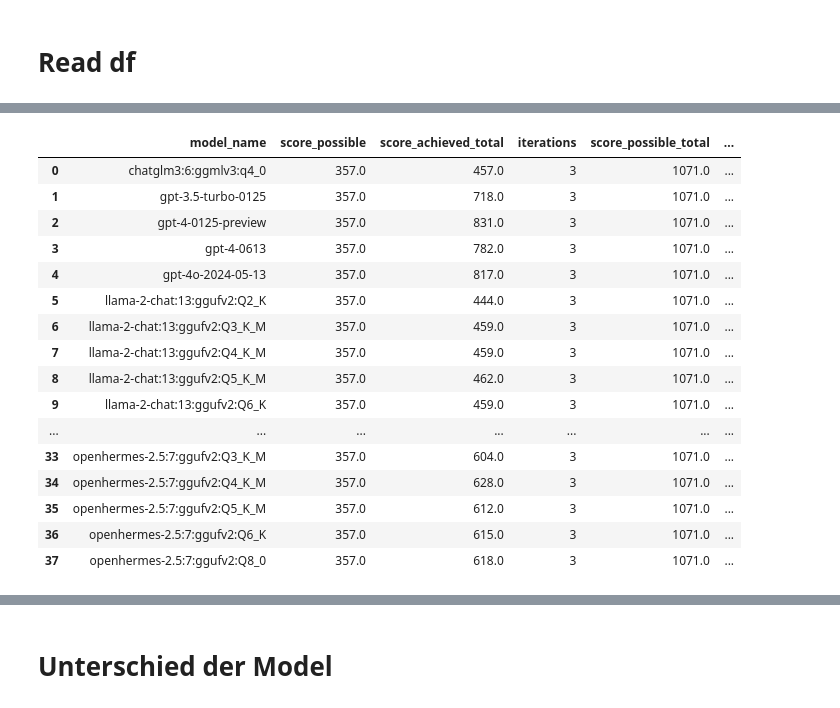
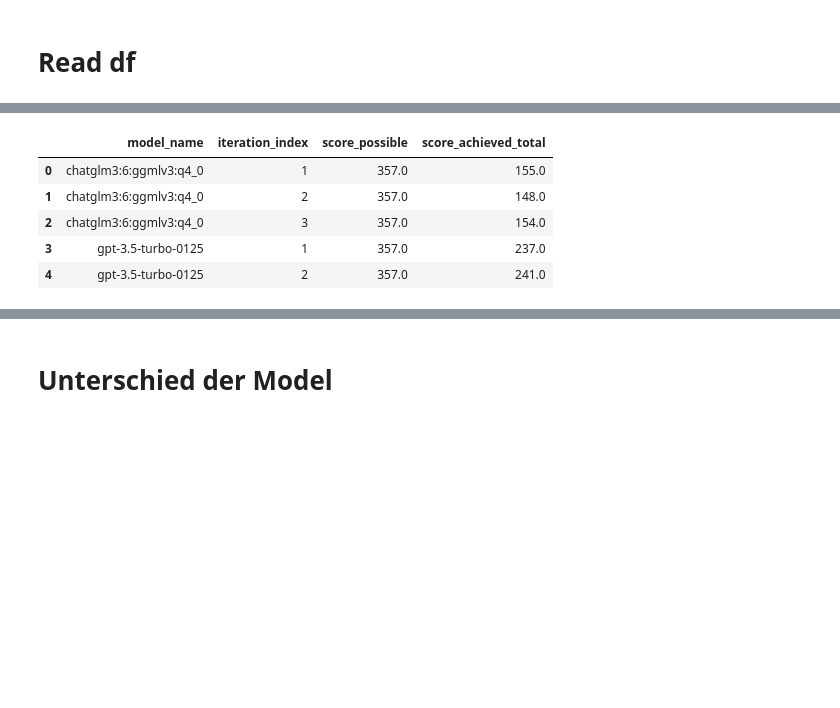
Before and after one commit to biocypher/biochatter, a Jupyter notebook: benchmark/Data_Analysis.ipynb, the cells around one changed output, grey strips where cells are left out. Saved outputs shown, nothing was run; the diff lists cells and outputs as text; code cells hidden in the pictures; blank space fills up the shorter version.

```diff
--- a/benchmark/Data_Analysis.ipynb
+++ b/benchmark/Data_Analysis.ipynb
@@ -11,11 +13,11 @@ medical_failure = pd.read_csv("results/medical_exam_failure_modes.csv")
 
 
 # Data Cleaning/ Removing models do to deprecation
-dpr = ["gpt-3.5-turbo-0613", "gpt-3.5-turbo-0613"]
+dpr = ["gpt-3.5-turbo-0613"]
 for model in dpr:
     medical = medical.drop(medical.query("model_name == @model").index)
     medical_failure = medical_failure.drop(medical_failure.query("model_name == @model").index)
 
 
-display(medical.query("subtask == 'dichotomous:biochemistry:de'"))
-display(medical_failure.query("subtask == 'dichotomous:biochemistry:de'"))
+#display(medical.query("subtask == 'dichotomous:biochemistry:de'"))
+#display(medical_failure.query("subtask == 'dichotomous:biochemistry:de'"))
@@ -95,23 +66,12 @@ def score_helper(df):
     return  raw_results, aggregated_scores, aggregated_results_iteration
 # %%
 agg =score_helper(medical)
-agg[1]
+agg[2].head()
 # %% [output]
-|  | model_name | score_possible | score_achieved_total | iterations | score_possible_total | ... |
-| 0 | chatglm3:6:ggmlv3:q4_0 | 357.0 | 457.0 | 3 | 1071.0 | ... |
-| 1 | gpt-3.5-turbo-0125 | 357.0 | 718.0 | 3 | 1071.0 | ... |
-| 2 | gpt-4-0125-preview | 357.0 | 831.0 | 3 | 1071.0 | ... |
-| 3 | gpt-4-0613 | 357.0 | 782.0 | 3 | 1071.0 | ... |
-| 4 | gpt-4o-2024-05-13 | 357.0 | 817.0 | 3 | 1071.0 | ... |
-| 5 | llama-2-chat:13:ggufv2:Q2_K | 357.0 | 444.0 | 3 | 1071.0 | ... |
-| 6 | llama-2-chat:13:ggufv2:Q3_K_M | 357.0 | 459.0 | 3 | 1071.0 | ... |
-| 7 | llama-2-chat:13:ggufv2:Q4_K_M | 357.0 | 459.0 | 3 | 1071.0 | ... |
-| 8 | llama-2-chat:13:ggufv2:Q5_K_M | 357.0 | 462.0 | 3 | 1071.0 | ... |
-| 9 | llama-2-chat:13:ggufv2:Q6_K | 357.0 | 459.0 | 3 | 1071.0 | ... |
-| ... | ... | ... | ... | ... | ... | ... |
-| 33 | openhermes-2.5:7:ggufv2:Q3_K_M | 357.0 | 604.0 | 3 | 1071.0 | ... |
-| 34 | openhermes-2.5:7:ggufv2:Q4_K_M | 357.0 | 628.0 | 3 | 1071.0 | ... |
-| 35 | openhermes-2.5:7:ggufv2:Q5_K_M | 357.0 | 612.0 | 3 | 1071.0 | ... |
-| 36 | openhermes-2.5:7:ggufv2:Q6_K | 357.0 | 615.0 | 3 | 1071.0 | ... |
-| 37 | openhermes-2.5:7:ggufv2:Q8_0 | 357.0 | 618.0 | 3 | 1071.0 | ... |
+|  | model_name | iteration_index | score_possible | score_achieved_total |
+| 0 | chatglm3:6:ggmlv3:q4_0 | 1 | 357.0 | 155.0 |
+| 1 | chatglm3:6:ggmlv3:q4_0 | 2 | 357.0 | 148.0 |
+| 2 | chatglm3:6:ggmlv3:q4_0 | 3 | 357.0 | 154.0 |
+| 3 | gpt-3.5-turbo-0125 | 1 | 357.0 | 237.0 |
+| 4 | gpt-3.5-turbo-0125 | 2 | 357.0 | 241.0 |
 # %%
```
Also changed, not shown: parts of 12 cells of this notebook.
